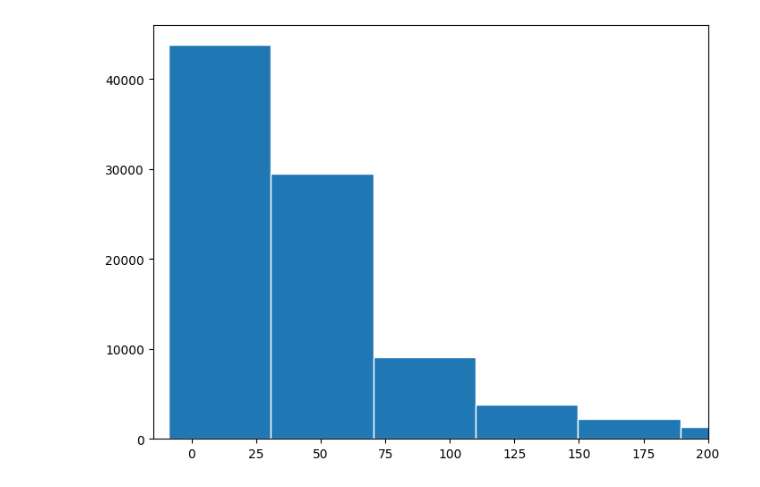
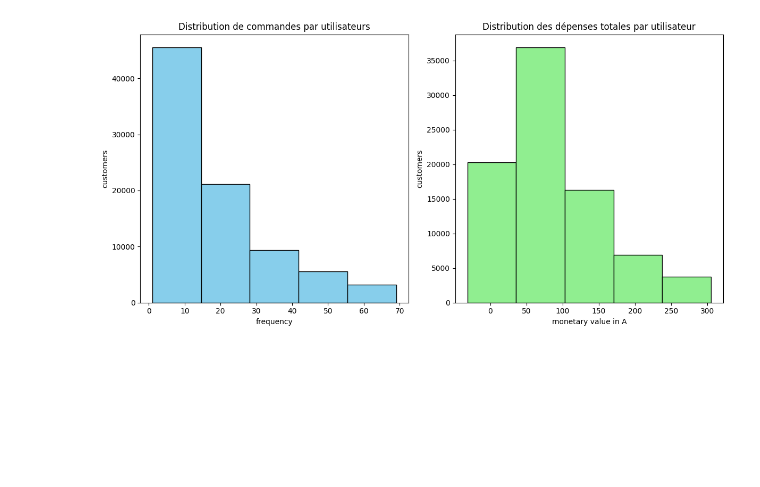
Before and after one commit to gregoiregobert/42work, a Jupyter notebook: Piscine_data_science/Day_02/ex03/Building.ipynb, the cells around one changed output. Cells and saved outputs as stored; diff of their text form; code cells hidden in the pictures; blank space fills up the shorter version.

```diff
--- a/Piscine_data_science/Day_02/ex03/Building.ipynb
+++ b/Piscine_data_science/Day_02/ex03/Building.ipynb
@@ -78,7 +0,0 @@ total_spent
-# %%
-plt.figure(figsize=(8, 6))
-plt.hist(total_spent['price'], bins=80, edgecolor='white')
-plt.xlim(-15, 200)
-plt.show()
-# %% [output]
-[figure, removed]
@@ -84,0 +5,14 @@ plt.show()
+# %%
+def iqr(list_):
+    # Calcul de l'IQR pour détecter les outliers
+    Q1 = np.percentile(list_, 25)
+    Q3 = np.percentile(list_, 75)
+    IQR = Q3 - Q1
+
+    # Définir les bornes pour les outliers
+    lower_bound = Q1 - 1.5 * IQR
+    upper_bound = Q3 + 1.5 * IQR
+
+    # Filtrer les valeurs en dehors des bornes (outliers)
+    filtered_list = [count for count in list_ if lower_bound <= count <= upper_bound]
+    return filtered_list
@@ -84,0 +43,29 @@ plt.show()
+# %%
+# Extraire les données des achats par utilisateur et montants dépensés
+purchase_counts = [row[1] for row in data]  # Nombre d'achats pour chaque utilisateur
+total_spent = [row[2] for row in data]      # Montant total dépensé pour chaque utilisateur
+
+iqr_purchase_count = iqr(purchase_counts)
+iqr_total_spent = iqr(total_spent)
+# %%
+
+plt.figure(figsize=(12, 6))
+
+# Graphique 1 : Histogramme des achats
+plt.subplot(1, 2, 1)  # 1 ligne, 2 colonnes, 1er graphique
+plt.hist(iqr_purchase_count, bins=5, edgecolor='black', color='skyblue')
+plt.xlabel("frequency")
+plt.ylabel("customers")
+plt.title('Distribution de commandes par utilisateurs')
+
+# Graphique 2 : Histogramme des montants dépensés
+plt.subplot(1, 2, 2)  # 1 ligne, 2 colonnes, 2ème graphique
+plt.hist(iqr_total_spent, bins=5, edgecolor='black', color='lightgreen')
+plt.xlabel("monetary value in A")
+plt.ylabel("customers")
+plt.title("Distribution des dépenses totales par utilisateur")
+
+plt.tight_layout()  # Pour ajuster l'espace entre les graphiques
+plt.show()
+# %% [output]
+[figure, added]
```
Also changed, not shown: parts of 8 cells of this notebook, 5 other files.
